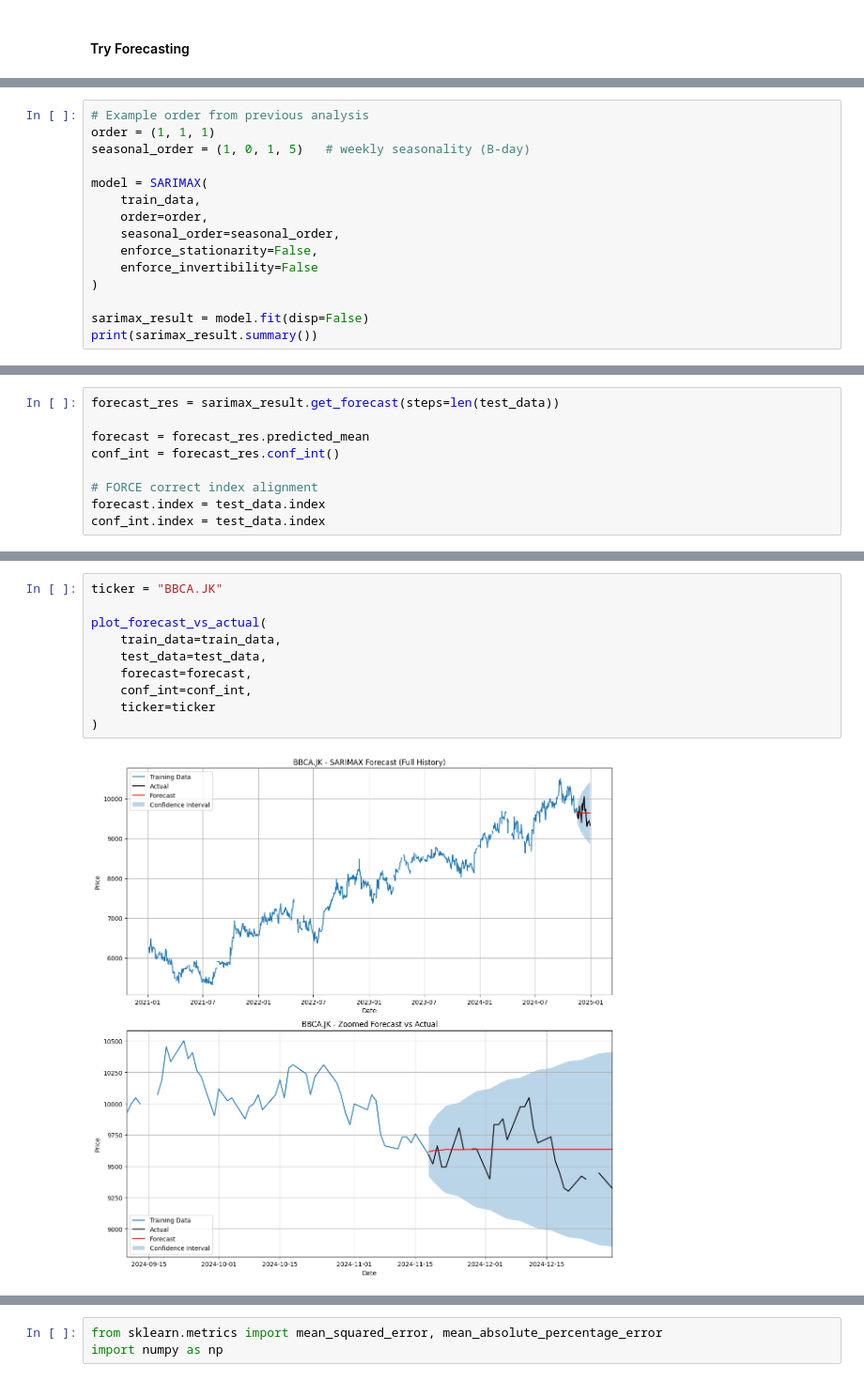
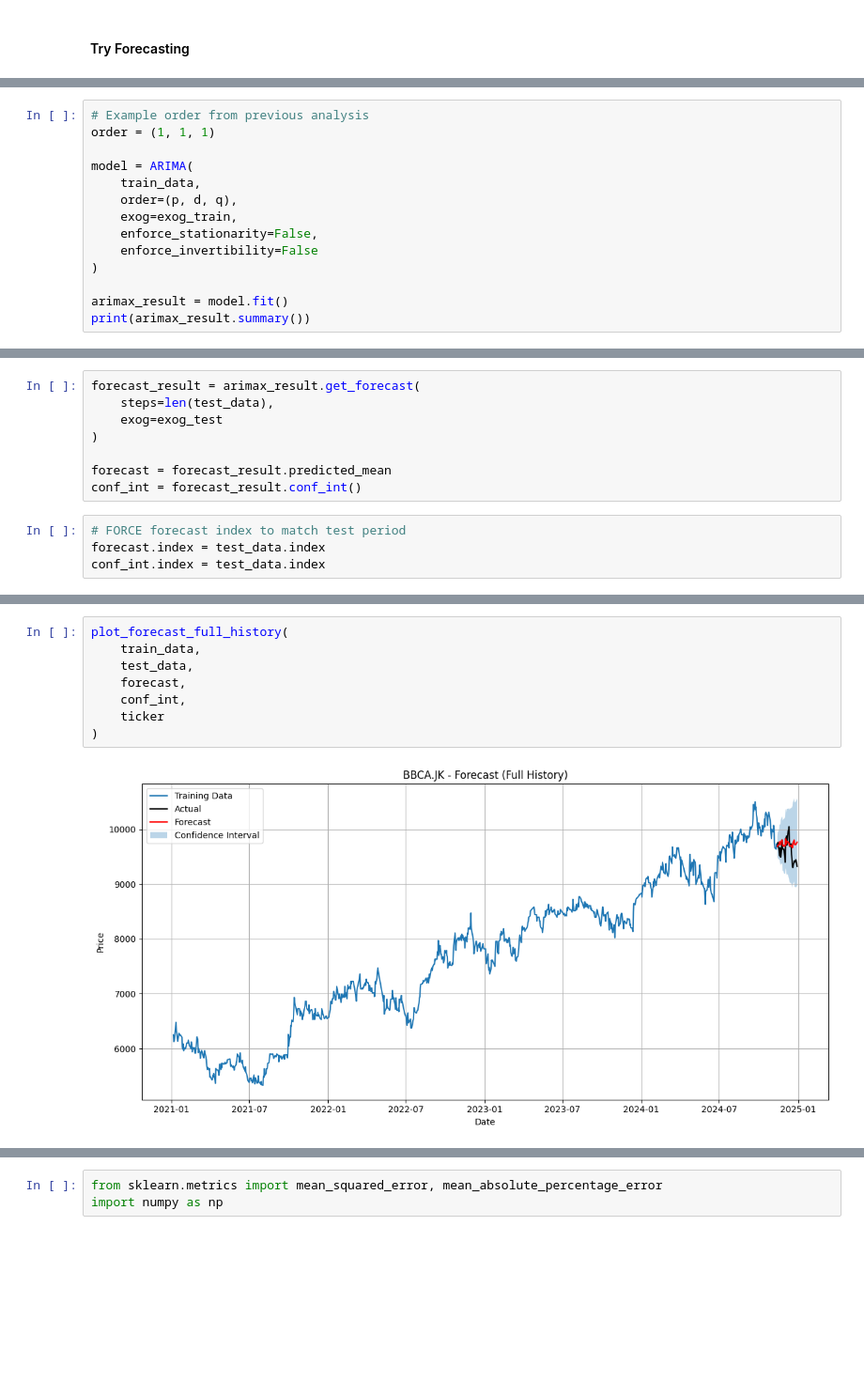
Before and after one commit to billycemerson/quantitative-finance-project, a Jupyter notebook: 02_traditional_ts/arima_family.ipynb, the cells around one changed output, grey strips where cells are left out. Shown at 94% size. Drawn from its saved outputs; the diff is of its cells as text; blank space fills up the shorter version.

```diff
--- a/02_traditional_ts/arima_family.ipynb
+++ b/02_traditional_ts/arima_family.ipynb
@@ -412,16 +442,15 @@ test_data = y[train_end_date:]
 # %%
 # Example order from previous analysis
 order = (1, 1, 1)
-seasonal_order = (1, 0, 1, 5)   # weekly seasonality (B-day)
 
-model = SARIMAX(
+model = ARIMA(
     train_data,
-    order=order,
-    seasonal_order=seasonal_order,
+    order=(p, d, q),
+    exog=exog_train,
     enforce_stationarity=False,
     enforce_invertibility=False
 )
 
-sarimax_result = model.fit(disp=False)
-print(sarimax_result.summary())
+arimax_result = model.fit()
+print(arimax_result.summary())
 # %% [output]
@@ -442,12 +471,15 @@ Covariance Type:                             opg
 
 Warnings:
 [1] Covariance matrix calculated using the outer product of gradients (complex-step).
+# %%
+forecast_result = arimax_result.get_forecast(
+    steps=len(test_data),
+    exog=exog_test
+)
+
+forecast = forecast_result.predicted_mean
+conf_int = forecast_result.conf_int()
 # %%
-forecast_res = sarimax_result.get_forecast(steps=len(test_data))
-
-forecast = forecast_res.predicted_mean
-conf_int = forecast_res.conf_int()
-
-# FORCE correct index alignment
+# FORCE forecast index to match test period
 forecast.index = test_data.index
 conf_int.index = test_data.index
@@ -507,14 +576,12 @@ def plot_forecast_vs_actual(train_data, test_data, forecast, conf_int, ticker):
     plt.tight_layout()
     plt.show()
 # %%
-ticker = "BBCA.JK"
-
-plot_forecast_vs_actual(
-    train_data=train_data,
-    test_data=test_data,
-    forecast=forecast,
-    conf_int=conf_int,
-    ticker=ticker
+plot_forecast_full_history(
+    train_data,
+    test_data,
+    forecast,
+    conf_int,
+    ticker
 )
 # %% [output]
-[figure, old version]
+[figure, new version]
```
Also changed, not shown: parts of 23 cells of this notebook.
